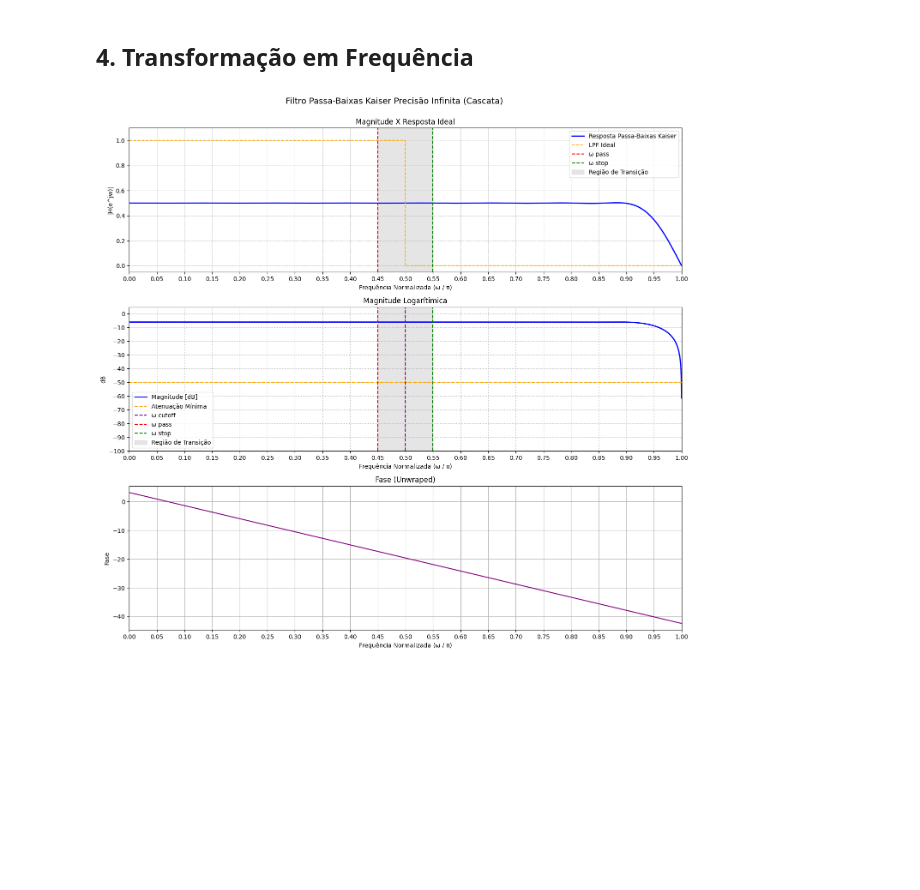
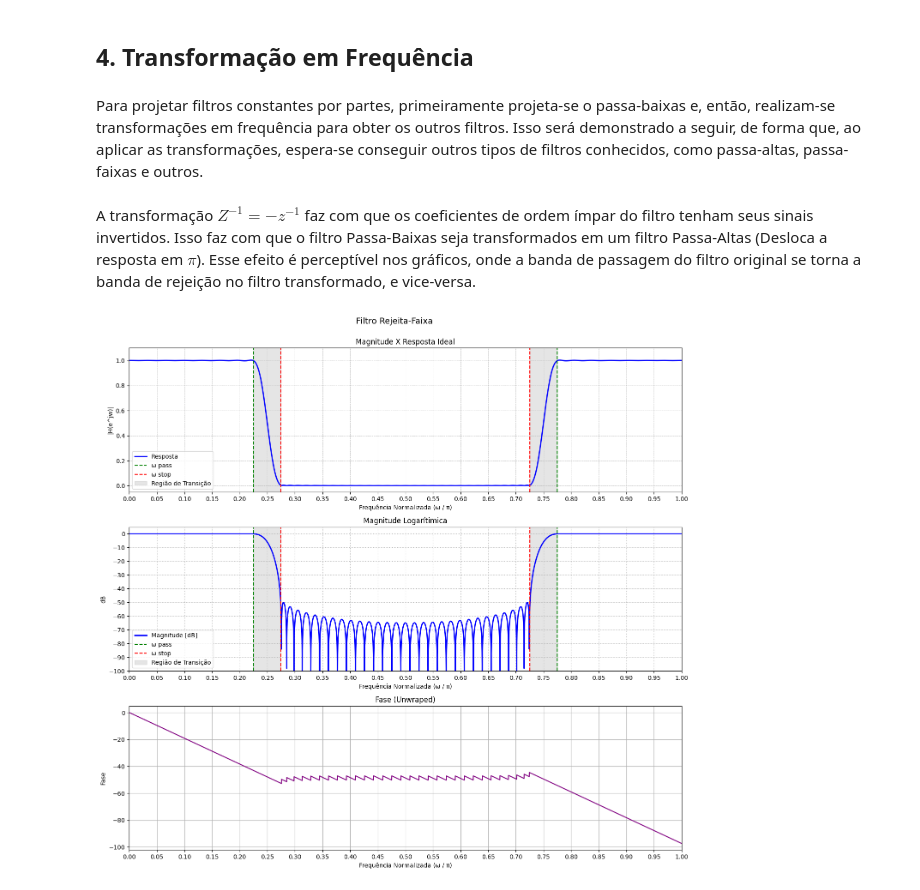
Before and after one commit to miguelmota2301/Butterworth-Bilinear-Filter, a Jupyter notebook: AVA_PDS_RodrigoFreitas_MiguelFeliciano.ipynb, the cells around one changed output. Saved outputs shown, nothing was run; the diff lists cells and outputs as text; code cells hidden in the pictures; blank space fills up the shorter version.

```diff
--- a/AVA_PDS_RodrigoFreitas_MiguelFeliciano.ipynb
+++ b/AVA_PDS_RodrigoFreitas_MiguelFeliciano.ipynb
@@ -547,3 +542,5 @@ Além disso, como foi comentado anteriormente, magnitudes muito próximas de zer
 Ademais, não foi possível plotar nem a magnitude e nem o erro do filtro em cascata para precisão de 4 e 3 casas decimais devido à erros numéricos, uma vez que números muito pequenos são aproximados para 0. Por isso, a análise utilizou a aproximação com 3 casas decimais como o limite inferior. Ainda assim, os gráficos do erro para a estrutura em cascata de 6 e 5 casas decimais, os gráficos de erro apresentam distorções significativas, indicando que os resultados apresentados podem não ser confiáveis. Os gráficos de magnitude para a estrutura em cascata também são afetados pelos erros numéricos. Por isso, alguns deles não começam de 0 dB.
 # %% [markdown]
 ## 4. Transformação em Frequência
+# %% [markdown]
+Para projetar filtros constantes por partes, primeiramente projeta-se o passa-baixas e, então, realizam-se transformações em frequência para obter os outros filtros. Isso será demonstrado a seguir, de forma que, ao aplicar as transformações, espera-se conseguir outros tipos de filtros conhecidos, como passa-altas, passa-faixas e outros.
@@ -550,9 +629,20 @@ Ademais, não foi possível plotar nem a magnitude e nem o erro do filtro em cas
 # %%
-fir_direct_transform1 = fir_direct[1::2] * -1
+fir_direct_transform1 = fir_direct.copy()
+fir_direct_transform1[1::2] *= -1  # Inverte apenas os coeficientes ímpares
 
 omega_transform1, response_transform1 = freqz(fir_direct_transform1, worN=10192)   # Calcula resposta do filtro em cascata
-omega_transform1_norm = omega_transform1 / np.pi                            # Normaliza a frequência para o intervalo [0, 1]
+omega_transform1_norm = omega_transform1 / np.pi                                   # Normaliza a frequência para o intervalo [0, 1]
 
-plot_graphs(omega_transform1_norm, response_transform1, 'Cascata', 'Infinita')
+plot_transformations_graph(omega_transform1_norm, response_transform1, 'Filtro Passa-Altas')
-# %% [output]
-[figure, removed]
+# %% [markdown]
+A transformação $Z^{-1} = -z^{-1}$ faz com que os coeficientes de ordem ímpar do filtro tenham seus sinais invertidos. Isso faz com que o filtro Passa-Baixas seja transformados em um filtro Passa-Altas (Desloca a resposta em $\pi$). Esse efeito é perceptível nos gráficos, onde a banda de passagem do filtro original se torna a banda de rejeição no filtro transformado, e vice-versa.
+# %%
+fir_direct_transform2 = np.zeros((M + 1)*2)
+fir_direct_transform2[1::2] = fir_direct
+
+omega_transform2, response_transform2 = freqz(fir_direct_transform2, worN=10192)   # Calcula resposta do filtro em cascata
+omega_transform2_norm = omega_transform2 / np.pi                                   # Normaliza a frequência para o intervalo [0, 1]
+
+plot_transformations_graph(omega_transform2_norm, response_transform2, "Filtro Rejeita-Faixa", True, True)
+# %% [output]
+[figure, added]
```
Also changed, not shown: parts of 5 cells of this notebook.
